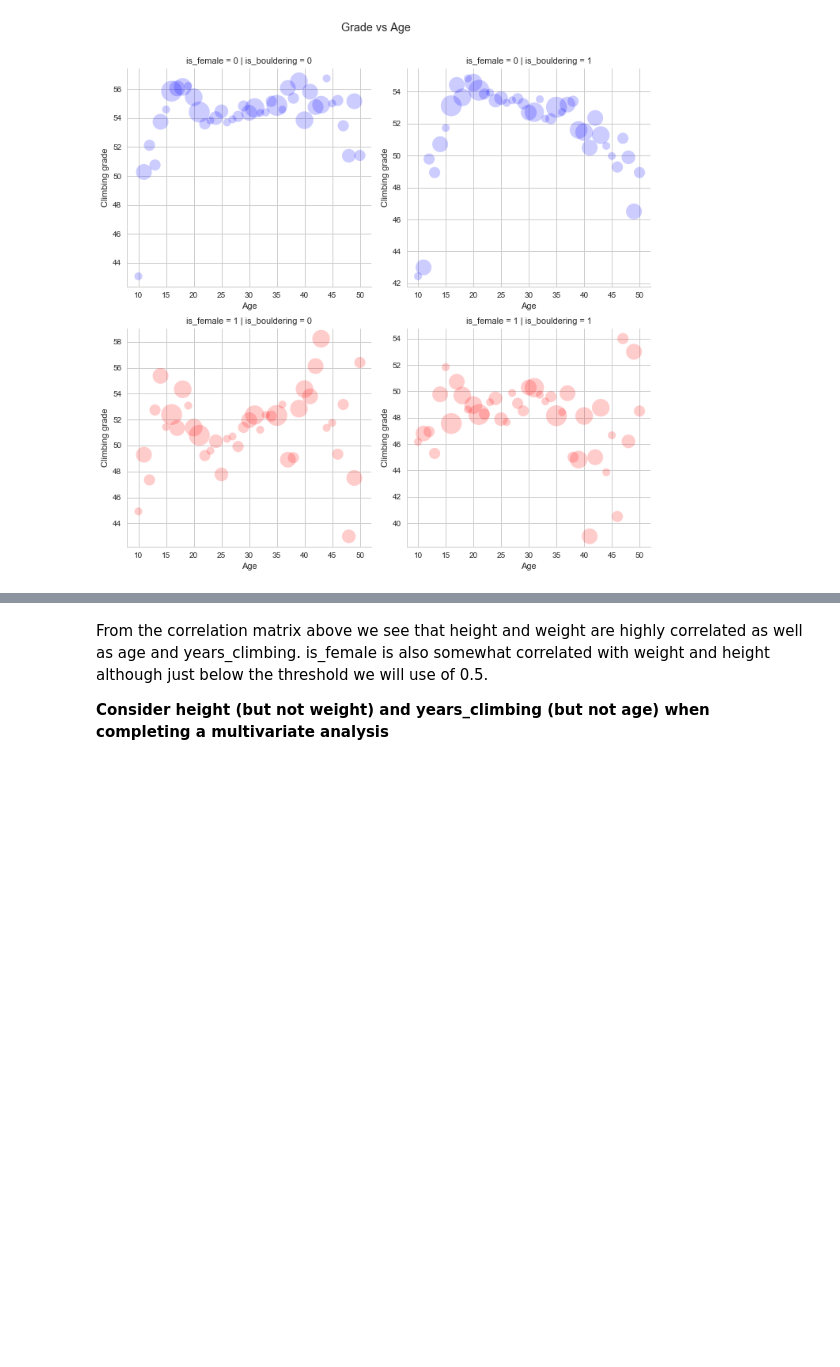
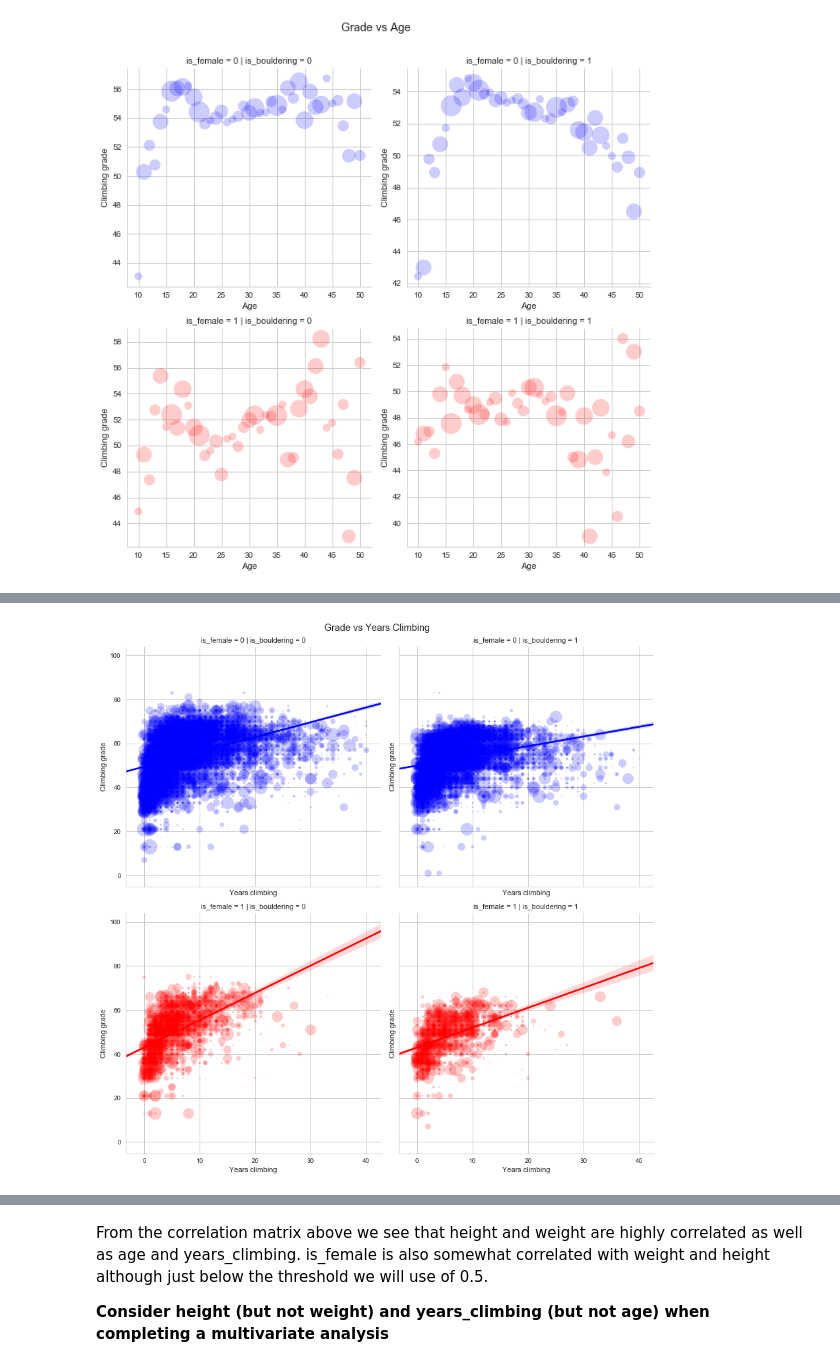
Before and after one commit to stevebachmeier/climber-characteristic-analysis, a Jupyter notebook: analysis.ipynb, the cells around one changed output, grey strips where cells are left out. Cells and saved outputs as stored; diff of their text form; code cells hidden in the pictures; blank space fills up the shorter version.

```diff
--- a/analysis.ipynb
+++ b/analysis.ipynb
@@ -779,18 +780,6 @@ df_rope_female.shape
 df_rope_male.shape
 # %% [output]
 (25793, 6)
-# %%
-# Drop unnecessary columns
-# Note that this now loses tie-backs to original data
-df_all = df_all.drop(columns=['year_birth','year_started','id_ascent','grade_fr','year_climbed'])
-df_bouldering_female = df_bouldering_female.drop(columns=['is_female','year_birth','year_started',
-                                                          'id_ascent','is_bouldering','grade_fr','year_climbed'])
-df_bouldering_male = df_bouldering_male.drop(columns=['is_female','year_birth','year_started',
-                                                          'id_ascent','is_bouldering','grade_fr','year_climbed'])
-df_rope_female = df_rope_female.drop(columns=['is_female','year_birth','year_started',
-                                                          'id_ascent','is_bouldering','grade_fr','year_climbed'])
-df_rope_male = df_rope_male.drop(columns=['is_female','year_birth','year_started',
-                                                          'id_ascent','is_bouldering','grade_fr','year_climbed'])
 # %%
 # Checkpoint
 checkpoint_df_all_1 = df_all.copy()
@@ -1130,15 +1129,18 @@ plt.subplots_adjust(top=0.90)
 # %%
-# ---- GRADE ~ YEARS_CIMBING
+%matplotlib inline
 
-# Plots
 sns.set(style='whitegrid')
-g = sns.lmplot(x='years_climbing', y='id_grade', size=6, fit_reg=True,
+g = sns.lmplot(x='years_climbing', y='id_grade',
+              hue='is_female', palette=dict({0:'blue', 1:'red'}),
+               size=6, col='is_bouldering', legend=False, fit_reg=True, row='is_female',
                scatter_kws={
                        'alpha':'0.2',
-                       's':df_all[(df_all['years_climbing'] >= 0) & (df_all['years_climbing'] <= 70)]\
-                               .groupby(['years_climbing','id_grade']).count()['age']},
-               data=df_all[(df_all['years_climbing'] >= 0) & (df_all['years_climbing'] <= 70)])
+                       's':df_all[(df_all['years_climbing'] >= 0) & (df_all['years_climbing'] <= 40)]\
+                               .groupby(['years_climbing','id_grade']).count()['id_user']},
+               data=df_all[(df_all['years_climbing'] >= 0) & (df_all['years_climbing'] <= 40)])
 g.fig.suptitle('Grade vs Years Climbing')
 g.set(xlabel='Years climbing', ylabel='Climbing grade')
 g.fig.tight_layout()
-plt.subplots_adjust(top=0.85)
+plt.subplots_adjust(top=0.94)
+# %% [output]
+[figure, added]
```
Also changed, not shown: parts of 17 cells of this notebook, 1 other file.
